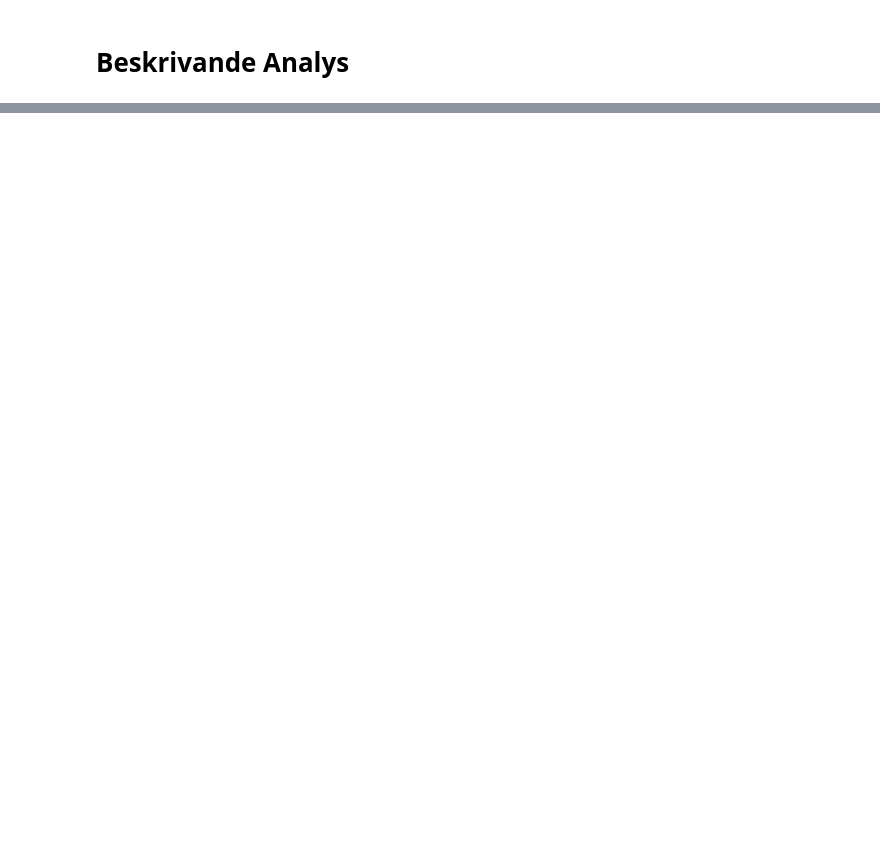
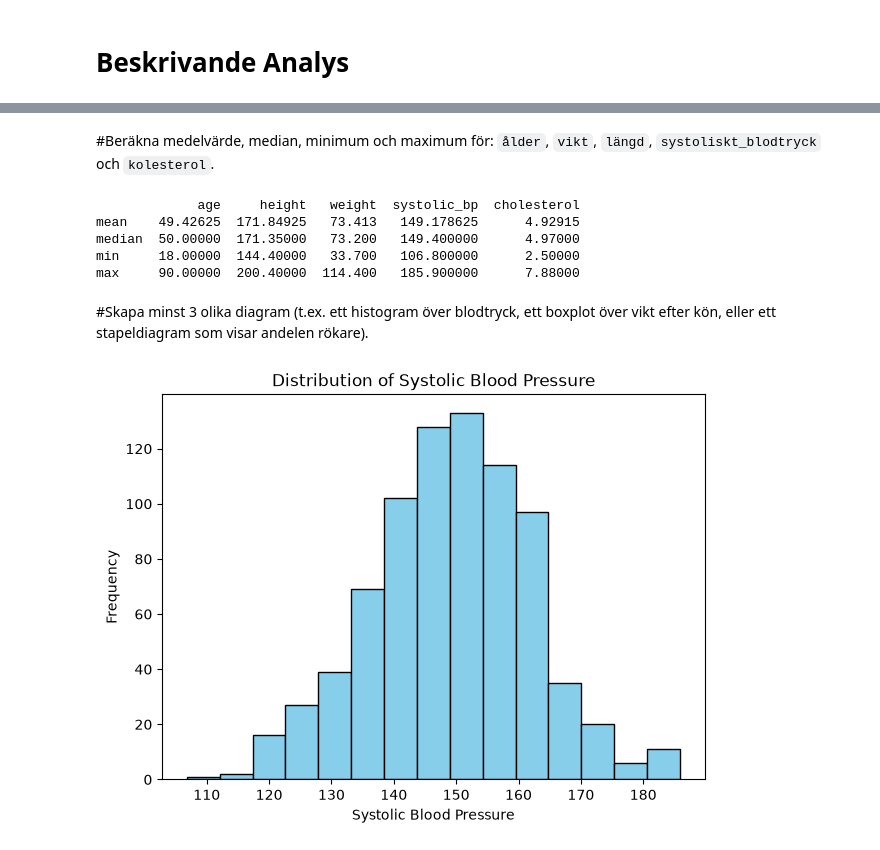
Before and after one commit to MadhaviKolli/Exam_healthstudy, a Jupyter notebook: notepad/analys.ipynb, the cells around one changed output, grey strips where cells are left out. Drawn from its saved outputs; the diff is of its cells as text; code cells hidden in the pictures; blank space fills up the shorter version.

```diff
--- a/notepad/analys.ipynb
+++ b/notepad/analys.ipynb
@@ -1,10 +1,2 @@
 # %% [markdown]
 # Beskrivande Analys
-# %%
-from pathlib import Path
-import pandas as pd
-
-file_path = Path(__file__).parent.parent / "data" / "health_study_dataset.csv"
-df = pd.read_csv(file_path)
-
-print(df.head())
@@ -18,0 +28,30 @@ False
+# %% [markdown]
+#Beräkna medelvärde, median, minimum och maximum för: `ålder`, `vikt`, `längd`, `systoliskt_blodtryck` och `kolesterol`.
+# %%
+import numpy as np
+import pandas as pd
+
+columns = ['age', 'height', 'weight', 'systolic_bp', 'cholesterol']
+summary=df[columns].agg(['mean', 'median', 'min', 'max'])
+
+print(summary)
+# %% [output]
+             age     height   weight  systolic_bp  cholesterol
+mean    49.42625  171.84925   73.413   149.178625      4.92915
+median  50.00000  171.35000   73.200   149.400000      4.97000
+min     18.00000  144.40000   33.700   106.800000      2.50000
+max     90.00000  200.40000  114.400   185.900000      7.88000
+# %% [markdown]
+#Skapa minst 3 olika diagram (t.ex. ett histogram över blodtryck, ett boxplot över vikt efter kön, eller ett stapeldiagram som visar andelen rökare).
+# %%
+import matplotlib.pyplot as plt
+
+plt.figure(figsize=(7, 5))
+
+plt.hist(df['systolic_bp'].dropna(), bins=15, color='skyblue', edgecolor='black')
+plt.xlabel('Systolic Blood Pressure')
+plt.ylabel('Frequency')
+plt.title('Distribution of Systolic Blood Pressure')
+plt.show()
+# %% [output]
+[figure, added]
```
Also changed, not shown: parts of 19 cells of this notebook.
